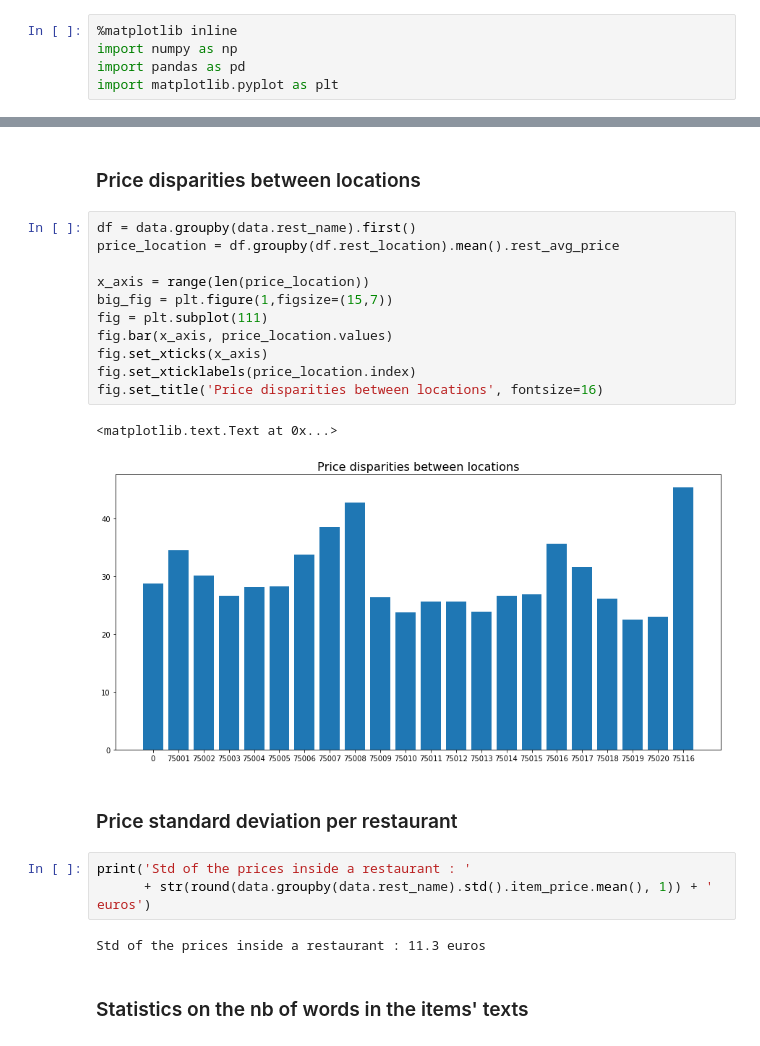
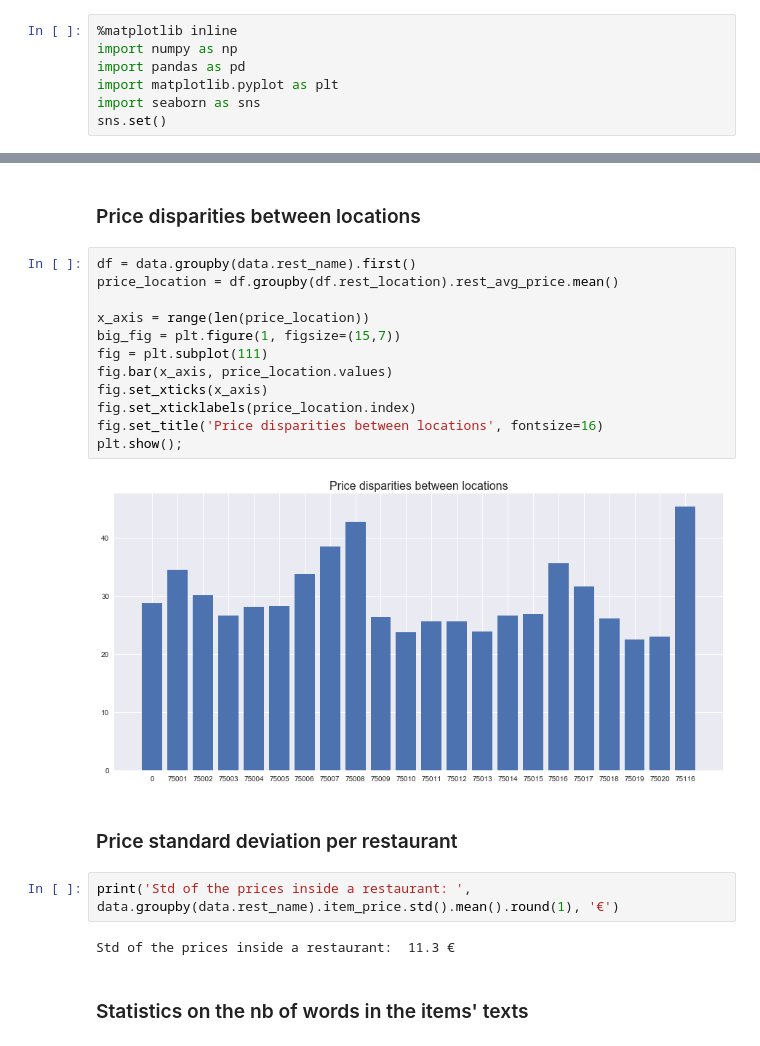
Before and after one commit to Iwontbecreative/the-right-price, a Jupyter notebook: Descriptive Statistics.ipynb, the cells around one changed output, grey strips where cells are left out. Saved outputs shown, nothing was run; the diff lists cells and outputs as text.

```diff
--- a/Descriptive Statistics.ipynb
+++ b/Descriptive Statistics.ipynb
@@ -3,6 +3,8 @@
 import numpy as np
 import pandas as pd
 import matplotlib.pyplot as plt
+import seaborn as sns
+sns.set()
 # %%
 data = pd.read_csv('all_items_improved.csv', sep=',')
 # %% [markdown]
@@ -89,25 +90,24 @@ data.loc[data.rest_name.drop_duplicates().index][['rest_avg_price', 'rest_global
 ### Price disparities between locations
 # %%
 df = data.groupby(data.rest_name).first()
-price_location = df.groupby(df.rest_location).mean().rest_avg_price
+price_location = df.groupby(df.rest_location).rest_avg_price.mean()
 
 x_axis = range(len(price_location))
-big_fig = plt.figure(1,figsize=(15,7))
+big_fig = plt.figure(1, figsize=(15,7))
 fig = plt.subplot(111)
 fig.bar(x_axis, price_location.values)
 fig.set_xticks(x_axis)
 fig.set_xticklabels(price_location.index)
 fig.set_title('Price disparities between locations', fontsize=16)
+plt.show();
 # %% [output]
-<matplotlib.text.Text at 0x...>
-[figure, old version]
+[figure, new version]
 # %% [markdown]
 ### Price standard deviation per restaurant
 # %%
-print('Std of the prices inside a restaurant : '
-      + str(round(data.groupby(data.rest_name).std().item_price.mean(), 1)) + ' euros')
+print('Std of the prices inside a restaurant: ', data.groupby(data.rest_name).item_price.std().mean().round(1), '€')
 # %% [output]
-Std of the prices inside a restaurant : 11.3 euros
+Std of the prices inside a restaurant:  11.3 €
 # %% [markdown]
 ### Statistics on the nb of words in the items' texts
 # %%
```
Also changed, not shown: parts of 21 cells of this notebook, 1 other file.
